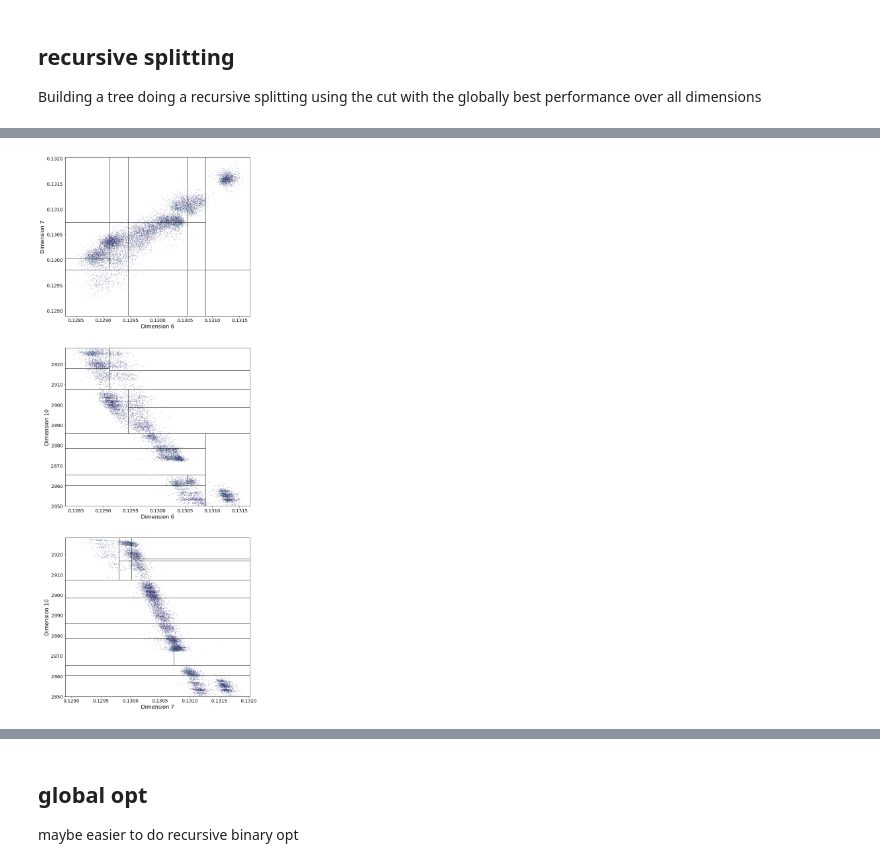
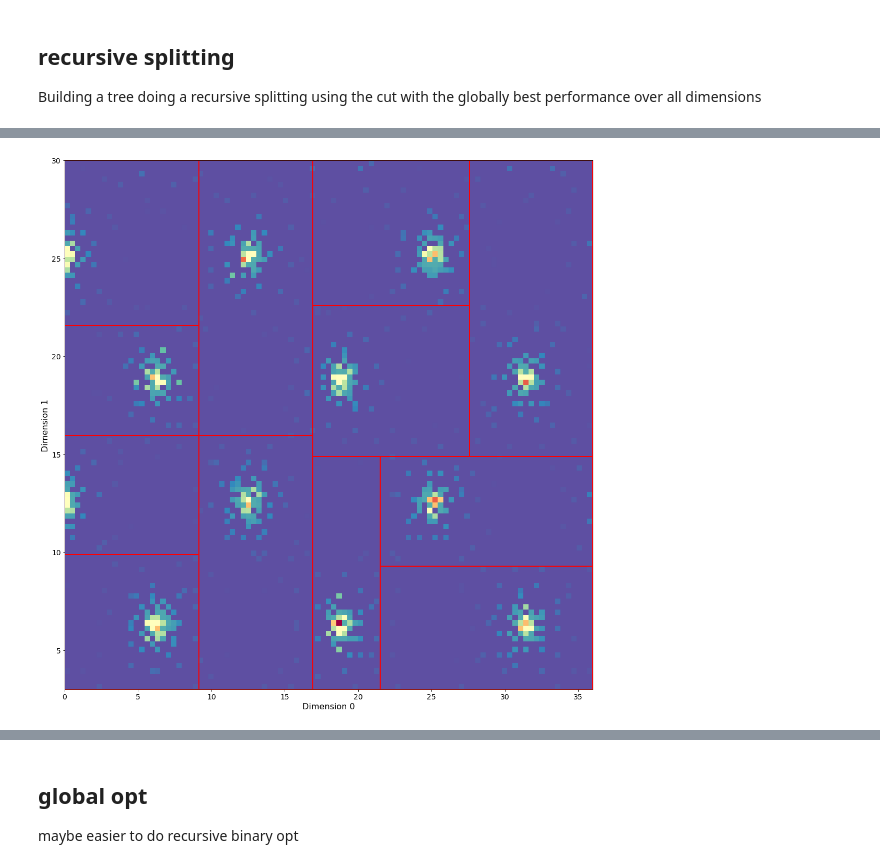
Before and after one commit to philippeller/space_partitioning, a Jupyter notebook: space_partitioning.ipynb, the cells around one changed output, grey strips where cells are left out. Cells and saved outputs as stored; diff of their text form; code cells hidden in the pictures.

```diff
--- a/space_partitioning.ipynb
+++ b/space_partitioning.ipynb
@@ -70,6 +78,8 @@ def quasi_rand(ndim, nsamples):
     return sample
 # %%
 bounds = np.array([[0, 36.], [3, 30.]])
+# %%
+bounds = np.array([[-3, 3.], [-2, 2.]])
 # %%
 N = 300
 xx, yy = np.meshgrid(np.linspace(*bounds[0],N), np.linspace(*bounds[1],N))
@@ -340,7 +392,7 @@ def plot_tree(tree, axis, color='k', dims=[0,1]):
     boxes = flatten(tree.recursive_bounds(bounds))
     #color=cm.jet(np.linspace(0,1,len(boxes)))
     for i, box in enumerate(boxes):
-        r = patches.Rectangle(box[dims,0], box[dims[0],1] - box[dims[0],0], box[dims[1],1] - box[dims[1],0], fill=None, color=color) #alpha=0.0, facecolor=color[i], edgecolor='k', linewidth=2.0)
+        r = patches.Rectangle(box[dims,0], box[dims[0],1] - box[dims[0],0], box[dims[1],1] - box[dims[1],0], fill=None, color=color, linewidth=2) #alpha=0.0, facecolor=color[i], edgecolor='k', linewidth=2.0)
         axis.add_patch(r)
 
     axis.set_xlim(bounds[dims[0]])
@@ -361,10 +413,17 @@ Building a tree doing a recursive splitting using the cut with the globally best
 # %%
 tree = Node(terminal=True)
 
-dims = [6, 7, 10]
+#dims = [6, 7, 8, 9, 10]
+#dims = [6, 7, 10]
+
+#dims = list(range(11))
+
+dims = [0, 1]
 cuts = np.linspace(0, 1, 101)[1:-1]
+
+metric_values = []
 # %%
-for iter in range(3):
+for iter in range(11):
 
     nodes = tree.get_terminal_nodes()
 
@@ -372,6 +431,7 @@ for iter in range(3):
     node_dim = 0
     node_cut = 0
     best_val = np.inf
+
 
 
     for i, node in enumerate(nodes):
@@ -398,6 +458,9 @@ for iter in range(3):
         node.left = None
         node.right = None
 
+    metric_values.append(best_val)
+
+
     print(iter, node_dim, node_cut, best_val)
 
     # set split at best node / value
@@ -413,18 +484,41 @@ for iter in range(3):
 # %%
 #pc = plt.pcolormesh(xx, yy, f, cmap='Spectral_r')
 #plt.colorbar(pc)
 
-fig, ax = plt.subplots(3, 1, figsize=(10,30))
 
 
-for i, plot_dims in enumerate([[6,7], [6,10], [7,10]]):
+fig, ax = plt.subplots(len(dims) - 1, len(dims) -1, figsize=(15,15))
 
-    ax[i].scatter(x[plot_dims[0]],x[plot_dims[1]],c=np.log(z), s=0.1)
-    plot_tree(tree, ax[i], color='k', dims=plot_dims)
-    ax[i].set_xlabel(f'Dimension {plot_dims[0]}')
-    ax[i].set_ylabel(f'Dimension {plot_dims[1]}')
+if len(dims) == 2:
+    ax = np.array([[ax,],])
+#fig, ax = plt.subplots(1, 1, figsize=(10,10))
+#ax = [ax]
+
+for i in range(1, len(dims)):
+    for j in range(i):
+        axis = ax[i-1, j]
+        #axis.scatter(x[dims[j]],x[dims[i]],c=z, s=1)
+        bins_x = np.linspace(bounds[dims[j]][0], bounds[dims[j]][1], 100)
+        bins_y = np.linspace(bounds[dims[i]][0], bounds[dims[i]][1], 100)
+        axis.hist2d(x[dims[j]],x[dims[i]], weights=z, bins=[bins_x, bins_y], cmap='Spectral_r', )
+        plot_tree(tree, axis, color='r', dims=[dims[j],dims[i]])
+        axis.set_xlabel(f'Dimension {dims[j]}')
+        axis.set_ylabel(f'Dimension {dims[i]}')
+
+    for j in range(i, len(dims)-1):
+        ax[i-1, j].axis('off')
+
+plt.tight_layout()
+
+# for i, plot_dims in enumerate([[6,8], [6,10], [7,10]]):
+# #for i, plot_dims in enumerate([[0,1]]):
+
+#     ax[i].scatter(x[plot_dims[0]],x[plot_dims[1]],c=np.log(z), s=5)
+#     plot_tree(tree, ax[i], color='r', dims=plot_dims)
+#     ax[i].set_xlabel(f'Dimension {plot_dims[0]}')
+#     ax[i].set_ylabel(f'Dimension {plot_dims[1]}')
 
 
-plt.savefig('dim_6_7_10_partitioning.png')
+plt.savefig('projections.png')
 # %% [output]
-[figure, old version]
+[figure, new version]
```
Also changed, not shown: parts of 17 cells of this notebook, 3 other files.
